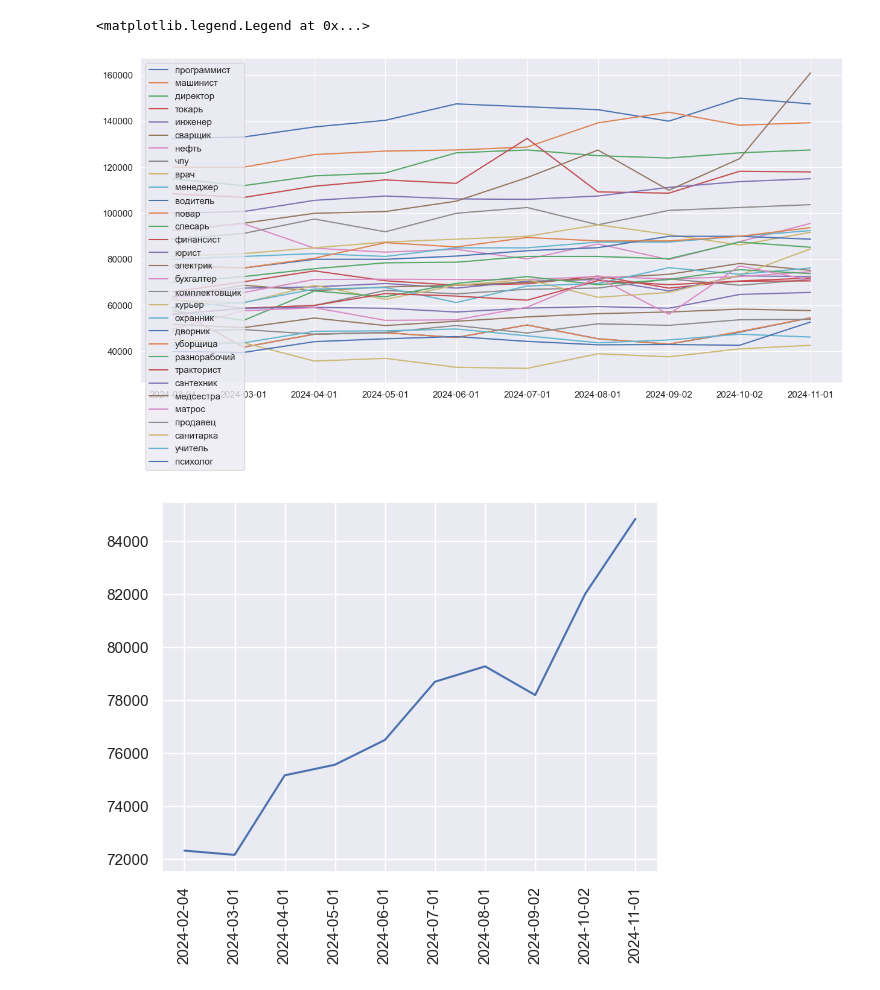
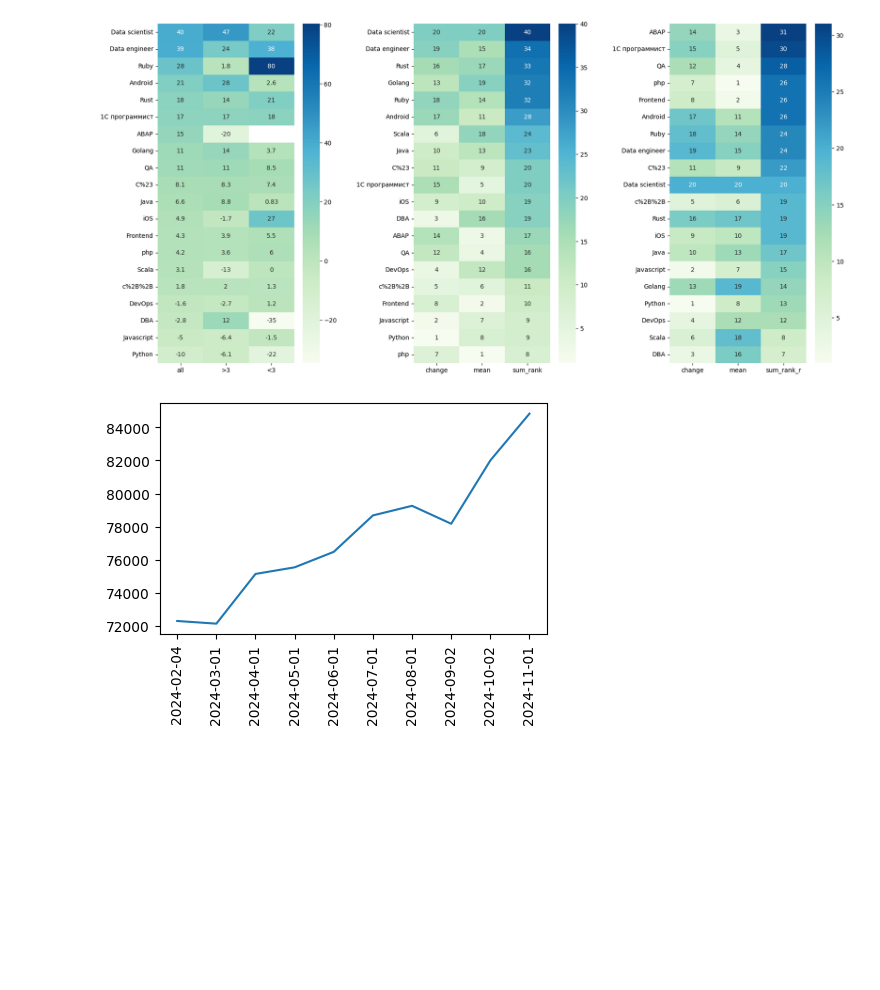
Before and after one commit to ksn38/hh, a Jupyter notebook: notebooks/salaries.ipynb, the cells around one changed output. Cells and saved outputs as stored; diff of their text form; code cells hidden in the pictures; blank space fills up the shorter version.

```diff
--- a/notebooks/salaries.ipynb
+++ b/notebooks/salaries.ipynb
@@ -80,4 +66,0 @@ for i in df.columns:
-# %%
-plt.figure(figsize=(7,7))
-sns.set(font_scale=1.0)
-sns.heatmap(df,cmap='GnBu',annot=True)
@@ -92,4 +66,0 @@ df = df.sort_values(by="sum_rank", ascending=False)
-# %%
-plt.figure(figsize=(7,7))
-sns.set(font_scale=1.0)
-sns.heatmap(df,cmap='GnBu',annot=True)
@@ -99,23 +66,0 @@ sns.heatmap(df,cmap='GnBu',annot=True)
-# %%
-mean1 = csv_df('../salaries/profs/', ['noExperience', 'between1And3', 'between3And6','moreThan6']).copy()
-colmns = mean1.columns
-
-fig, ax = plt.subplots()
-fig.set_size_inches(15, 7)
-labels = []
-col = ""
-
-for i in colmns:
-    if col[:2] != 'DB':
-        ax.plot(mean1[i])
-        labels.append(mean1[i].name)
-        col = i
-    else:
-        ax.plot(mean1[i], linestyle='--')
-        labels.append(mean1[i].name)
-        col = 'DB'
-
-ax.legend(labels, loc=2)
-# %% [output]
-<matplotlib.legend.Legend at 0x...>
-[figure, removed]
@@ -121,0 +70,14 @@ ax.legend(labels, loc=2)
+# %%
+fig, ax = plt.subplots(nrows=1, ncols=3)
+fig.set_size_inches(20, 10)
+ax0 = plt.subplot2grid((1, 3), (0, 0))
+ax1 = plt.subplot2grid((1, 3), (0, 1))
+ax2 = plt.subplot2grid((1, 3), (0, 2))
+fig.subplots_adjust(wspace=0.5)
+
+ax0 = sns.heatmap(df,cmap='GnBu',annot=True, ax=ax0)
+ax1 = sns.heatmap(df_change[['change', 'mean', 'sum_rank']],cmap='GnBu',annot=True, ax=ax1)
+ax1 = sns.heatmap(df_change_r[['change', 'mean', 'sum_rank_r']],cmap='GnBu',annot=True, ax=ax2)
+plt.show()
+# %% [output]
+[figure, added]
@@ -122,10 +87,11 @@ ax.legend(labels, loc=2)
 # %%
 fig, ax = plt.subplots()
+fig.set_size_inches(5, 3)
 plt.plot(mean1.mean(axis=1))
 ax.xaxis.set_tick_params(rotation=90)
 plt.show()
 # %% [output]
-[figure, old version]
+[figure, new version]
 # %%
 mean_begin = mean1.iloc[:3].mean()
 mean_end = mean1.iloc[-3:].mean()
```
Also changed, not shown: parts of 14 cells of this notebook, 2 other files.
